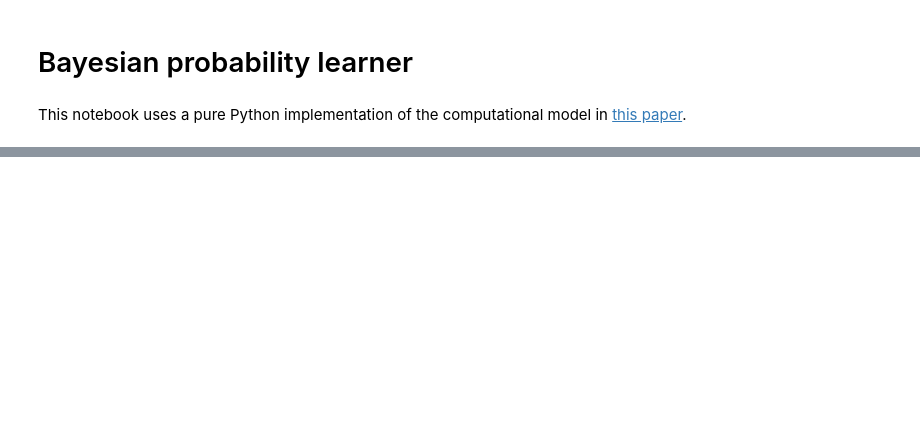
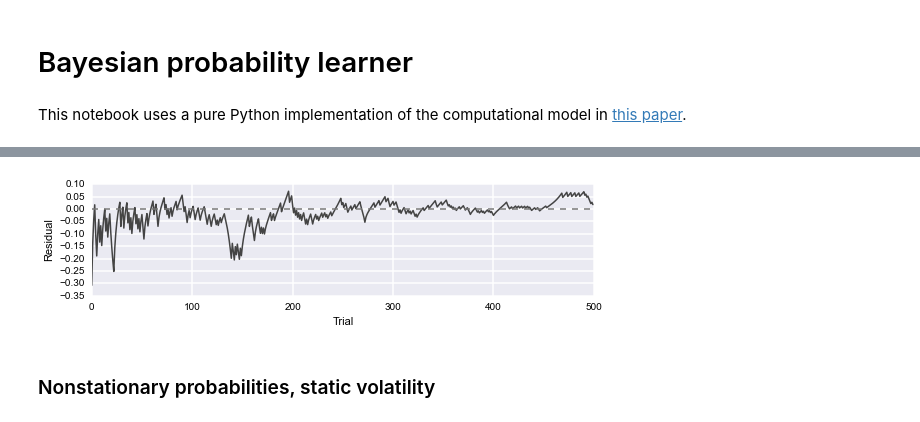
Before and after one commit to mwaskom/optlearner, a Jupyter notebook: Optimal_Learner.ipynb, the cells around one changed output, grey strips where cells are left out. Saved outputs shown, nothing was run; the diff lists cells and outputs as text; code cells hidden in the pictures; blank space fills up the shorter version.

```diff
--- a/Optimal_Learner.ipynb
+++ b/Optimal_Learner.ipynb
@@ -76,0 +58,6 @@ learner.reset()
+# %%
+def residual_plot(learner, ground_truth):
+    f, ax = plt.subplots(figsize=(9, 2))
+    ax.plot(learner.p_hats - ground_truth, c="#444444", lw=1.5)
+    ax.axhline(0, ls="--", lw=1.5, c="#777777")
+    ax.set(xlabel="Trial", ylabel="Residual")
@@ -76,0 +76,6 @@ learner.reset()
+# %%
+residual_plot(learner, static_p);
+# %% [output]
+[figure, added]
+# %% [markdown]
+### Nonstationary probabilities, static volatility
```
Also changed, not shown: parts of 42 cells of this notebook.
